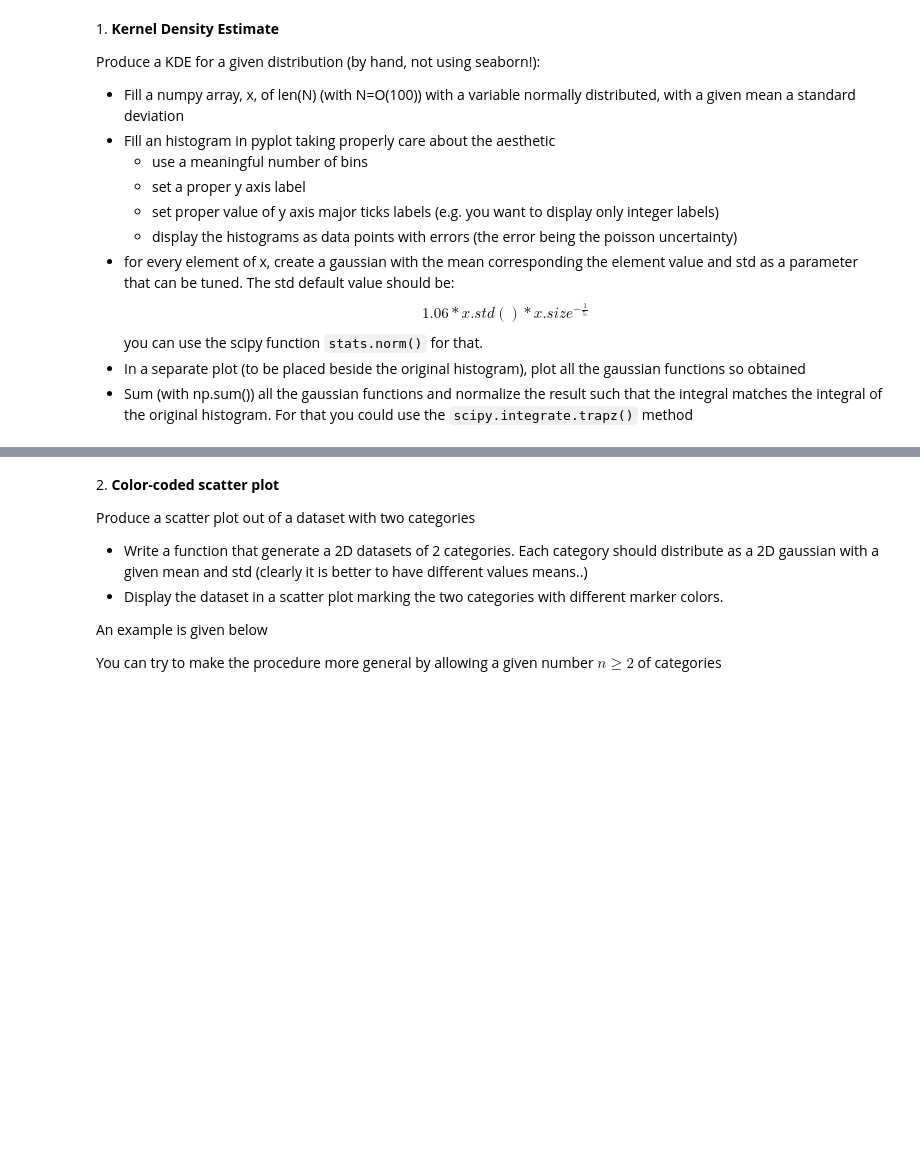
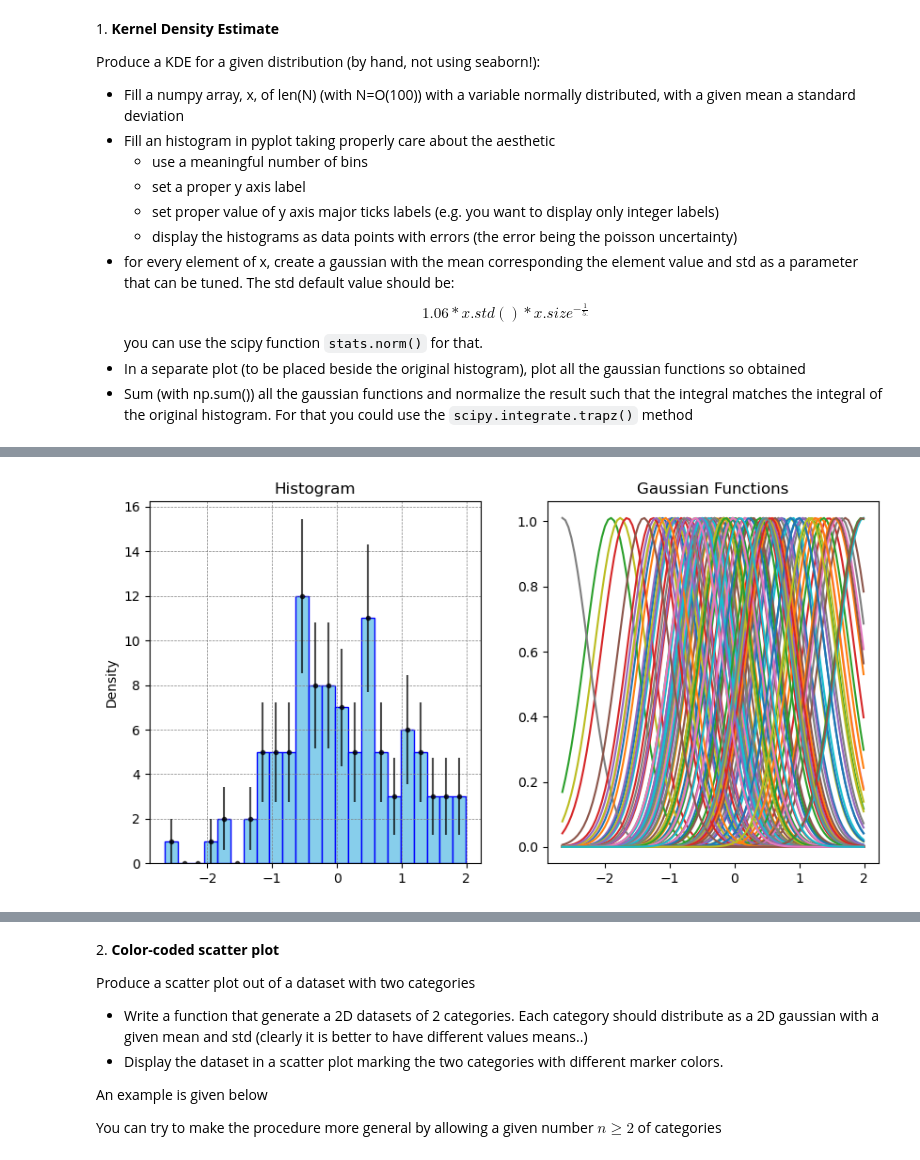
Before and after one commit to EugeniaBoccanera/LaboratoryOfComputationalPhysics_Y6, a Jupyter notebook: 07ex_Visualization.ipynb, the cells around one changed output, grey strips where cells are left out. Cells and saved outputs as stored; diff of their text form; code cells hidden in the pictures; blank space fills up the shorter version.

```diff
--- a/07ex_Visualization.ipynb
+++ b/07ex_Visualization.ipynb
@@ -91,0 +24,35 @@ None
+# %%
+### fatto meglio ?
+import matplotlib.pyplot as plt
+import numpy as np
+from scipy.stats import norm
+from scipy.integrate import trapz
+#-------------ax1
+N= 100
+x= np.random.normal(0,1,N)
+fig, (ax1, ax2) = plt.subplots(nrows=1, ncols=2, figsize=(10,5)) # mi fa due subplot in 1 riga e due colonne
+bins= np.linspace(min(x), max(x), 24)
+counts, edges, _= ax1.hist(x, bins, color='skyblue', edgecolor='blue', alpha=1)
+errors= np.sqrt(counts)
+bin_centers= 0.5 * (edges[:-1] + edges[1:])
+ax1.errorbar(bin_centers, counts,yerr=errors, fmt='.k', color='black', ecolor='black', alpha= 0.7)
+ax1.set_title('Histogram')
+ax1.grid(True, color='grey', linestyle='dashed', linewidth=0.5)
+ax1.set_ylabel('Density')
+ax1.yaxis.set_major_locator(plt.MaxNLocator(integer= True))
+
+#----------ax2
+x_values= np.linspace(min(x), max(x), 100)
+gaussian_sum= np.zeros_like(x_values)
+default_std= 1.06 * x.std() * x.size **(-1/5)
+
+for value in x:
+    gaussian=norm.pdf(x_values, loc= value, scale= default_std)
+    ax2.plot(x_values, gaussian)
+    gaussian_sum += gaussian
+
+ax2.set_title('Gaussian Functions')
+
+plt.show()
+# %% [output]
+[figure, added]
```
Also changed, not shown: parts of 15 cells of this notebook.
